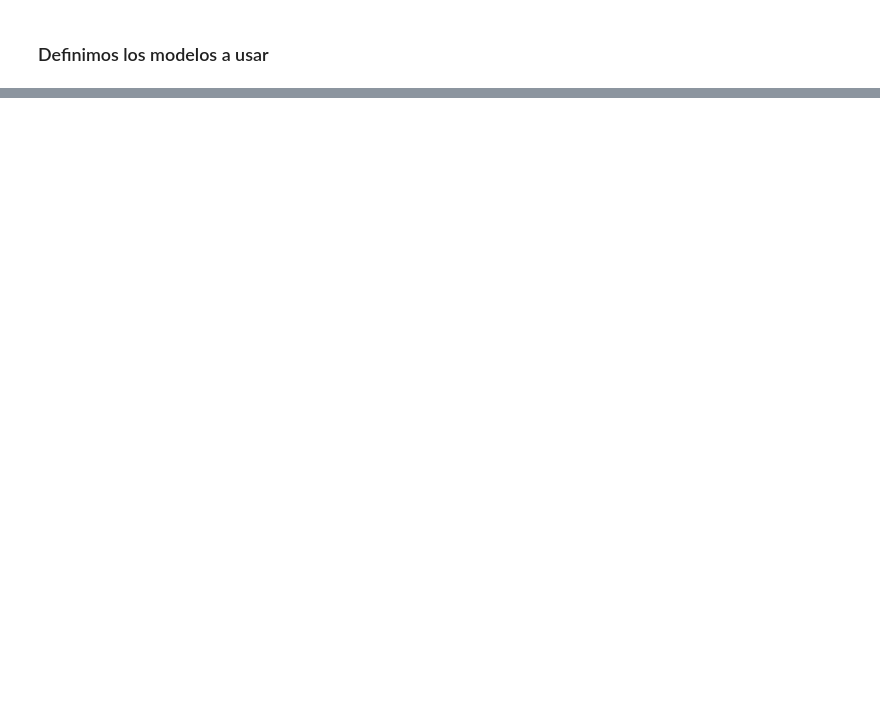
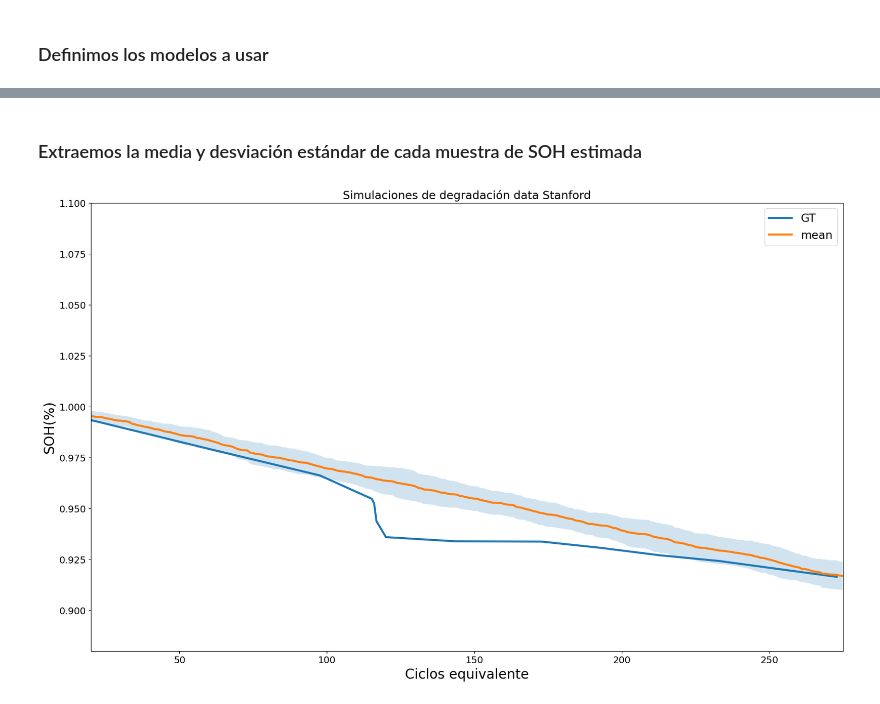
Before and after one commit to AXS-Rose/degradation_model, a Jupyter notebook: soh_methods_stanford.ipynb, the cells around one changed output, grey strips where cells are left out. Saved outputs shown, nothing was run; the diff lists cells and outputs as text; code cells hidden in the pictures; blank space fills up the shorter version.

```diff
--- a/soh_methods_stanford.ipynb
+++ b/soh_methods_stanford.ipynb
@@ -11,3 +12,13 @@ import csv
+# %%
+def fill_with_nan(lst, desired_length):
+    # Calculate how many NaN values need to be added
+    nan_count = desired_length - len(lst)
+
+    # Add NaN values to the list if necessary
+    if nan_count > 0:
+        lst.extend([math.nan] * nan_count)
+
+    return lst
 # %% [markdown]
 ### Obtenemos los datos para parametrizar el modelo de la batería
 # %%
@@ -285,0 +265,2 @@ new = eqcycle_SoH_values_new[::100]
+# %% [markdown]
+### Extraemos la media y desviación estándar de cada muestra de SOH estimada
@@ -285,0 +270,20 @@ new = eqcycle_SoH_values_new[::100]
+# %%
+axis = np.arange(len(total_SOH['std']))
+
+plt.figure(figsize=(20, 12))
+# for column in total_SOH:
+#     plt.plot(total_SOH[column],label=column)
+plt.plot(w10_axis_val,SOH_gt_df['W10'],label="GT")
+plt.plot(total_SOH['mean'],label='mean')
+
+plt.fill_between(axis,total_SOH['mean']-total_SOH['std'],total_SOH['mean']+total_SOH['std'],alpha=0.2)
+plt.ylim((0.88,1.1))
+plt.xlim((20,275))
+
+plt.title("Simulaciones de degradación data Stanford")
+plt.xlabel("Ciclos equivalente")
+plt.ylabel("SOH(%)")
+plt.legend()
+plt.show()
+# %% [output]
+[figure, added]
```
Also changed, not shown: parts of 29 cells of this notebook, 3 other files.
